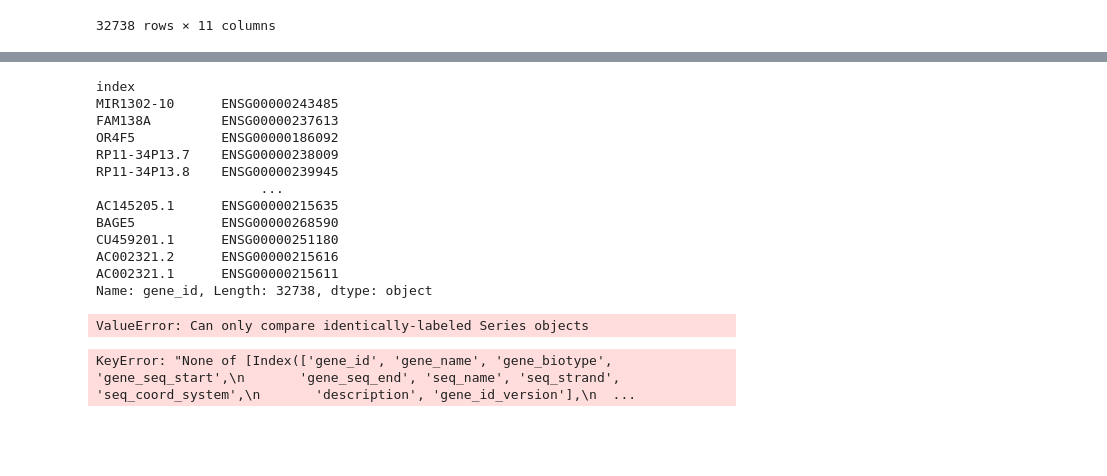
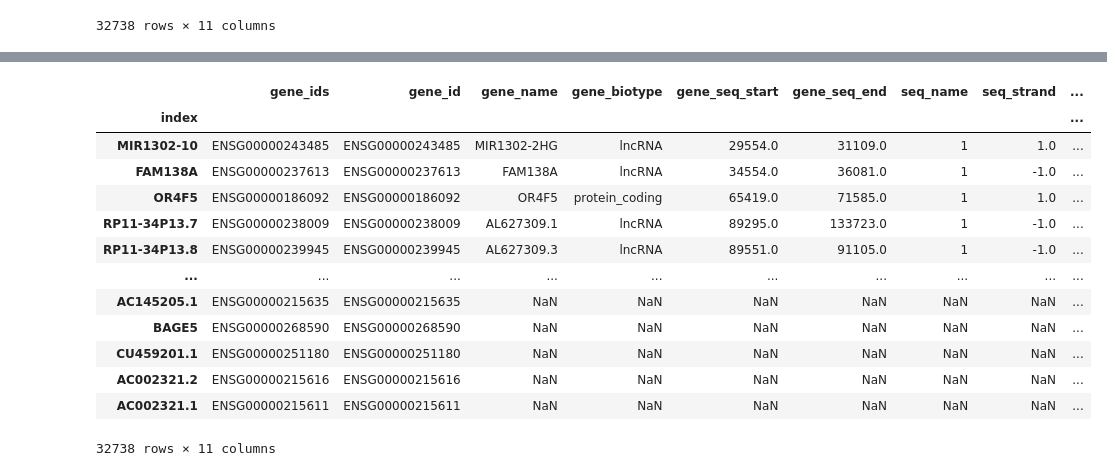
Before and after one commit to scverse/genomic-features, a Jupyter notebook: docs/notebooks/basic_usage.ipynb, the cells around one changed output, grey strips where cells are left out. Saved outputs shown, nothing was run; the diff lists cells and outputs as text; code cells hidden in the pictures; blank space fills up the shorter version.

Commit message:
check and handle clashing column names when merging

```diff
--- a/docs/notebooks/basic_usage.ipynb
+++ b/docs/notebooks/basic_usage.ipynb
@@ -102,25 +117,19 @@ adata_var = pbmc.var
 # %%
-adata_var[c]
+adata_var['gene_biotype']
-# %% [output]
-index
-MIR1302-10      ENSG00000243485
-FAM138A         ENSG00000237613
-OR4F5           ENSG00000186092
-RP11-34P13.7    ENSG00000238009
-RP11-34P13.8    ENSG00000239945
-                     ...
-AC145205.1      ENSG00000215635
-BAGE5           ENSG00000268590
-CU459201.1      ENSG00000251180
-AC002321.2      ENSG00000215616
-AC002321.1      ENSG00000215611
-Name: gene_id, Length: 32738, dtype: object
-# %%
-for c in common_cols:
-    adata_var[c] == genes[c]
-# %% [output]
-ValueError: Can only compare identically-labeled Series objects
 # %%
-gf.annotate_anndata(pbmc.var, genes)
+gf.annotate_anndata(adata_var, genes, on='gene_ids', id_column='gene_id')
 # %% [output]
+|  | gene_ids | gene_id | gene_name | gene_biotype | gene_seq_start | gene_seq_end | seq_name | seq_strand | ... |
+| index |  |  |  |  |  |  |  |  | ... |
+| MIR1302-10 | ENSG00000243485 | ENSG00000243485 | MIR1302-2HG | lncRNA | 29554.0 | 31109.0 | 1 | 1.0 | ... |
+| FAM138A | ENSG00000237613 | ENSG00000237613 | FAM138A | lncRNA | 34554.0 | 36081.0 | 1 | -1.0 | ... |
+| OR4F5 | ENSG00000186092 | ENSG00000186092 | OR4F5 | protein_coding | 65419.0 | 71585.0 | 1 | 1.0 | ... |
+| RP11-34P13.7 | ENSG00000238009 | ENSG00000238009 | AL627309.1 | lncRNA | 89295.0 | 133723.0 | 1 | -1.0 | ... |
+| RP11-34P13.8 | ENSG00000239945 | ENSG00000239945 | AL627309.3 | lncRNA | 89551.0 | 91105.0 | 1 | -1.0 | ... |
+| ... | ... | ... | ... | ... | ... | ... | ... | ... | ... |
+| AC145205.1 | ENSG00000215635 | ENSG00000215635 | NaN | NaN | NaN | NaN | NaN | NaN | ... |
+| BAGE5 | ENSG00000268590 | ENSG00000268590 | NaN | NaN | NaN | NaN | NaN | NaN | ... |
+| CU459201.1 | ENSG00000251180 | ENSG00000251180 | NaN | NaN | NaN | NaN | NaN | NaN | ... |
+| AC002321.2 | ENSG00000215616 | ENSG00000215616 | NaN | NaN | NaN | NaN | NaN | NaN | ... |
+| AC002321.1 | ENSG00000215611 | ENSG00000215611 | NaN | NaN | NaN | NaN | NaN | NaN | ... |
-KeyError: "None of [Index(['gene_id', 'gene_name', 'gene_biotype', 'gene_seq_start',\n       'gene_seq_end', 'seq_name', 'seq_strand', 'seq_coord_system',\n       'description', 'gene_id_version'],\n  ...
+32738 rows × 11 columns
```
Also changed, not shown: parts of 3 cells of this notebook, 2 other files.
